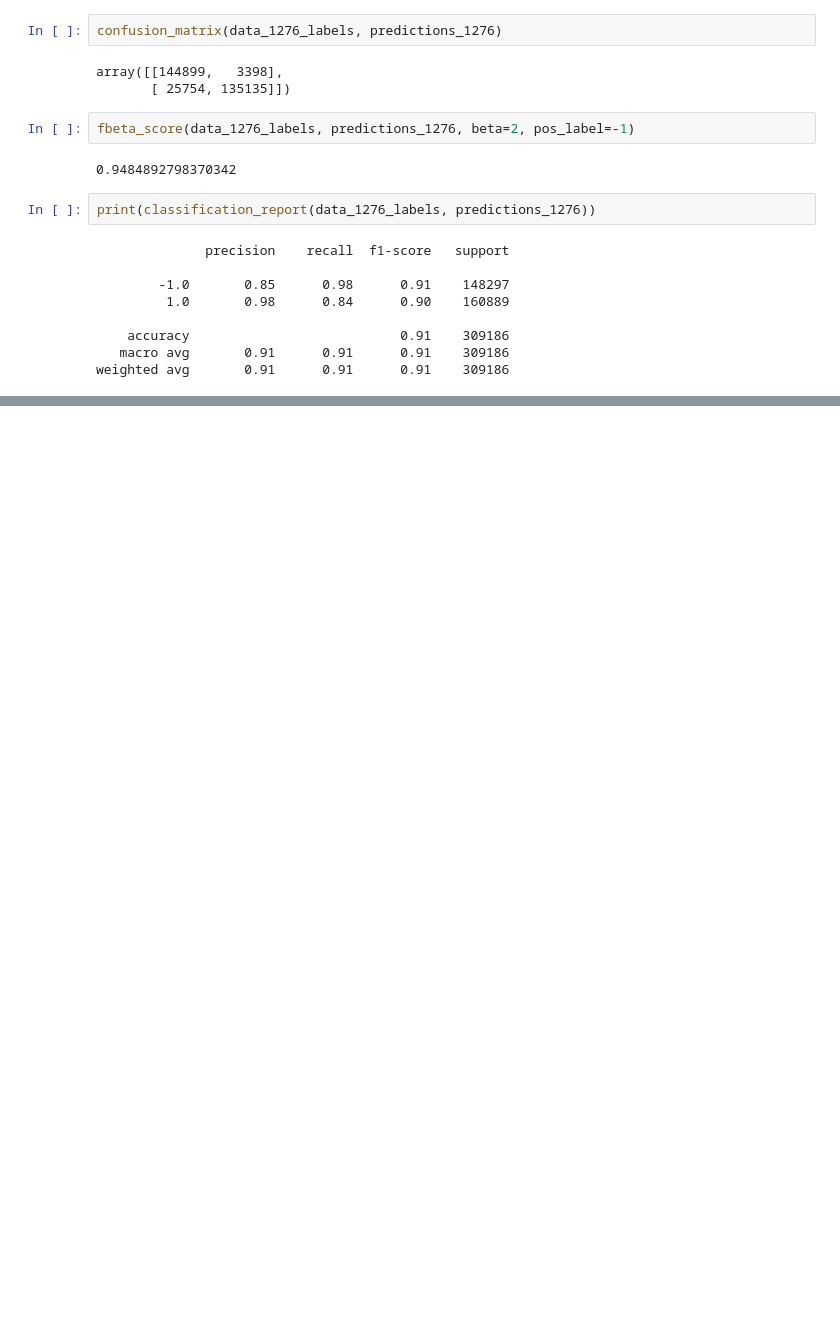
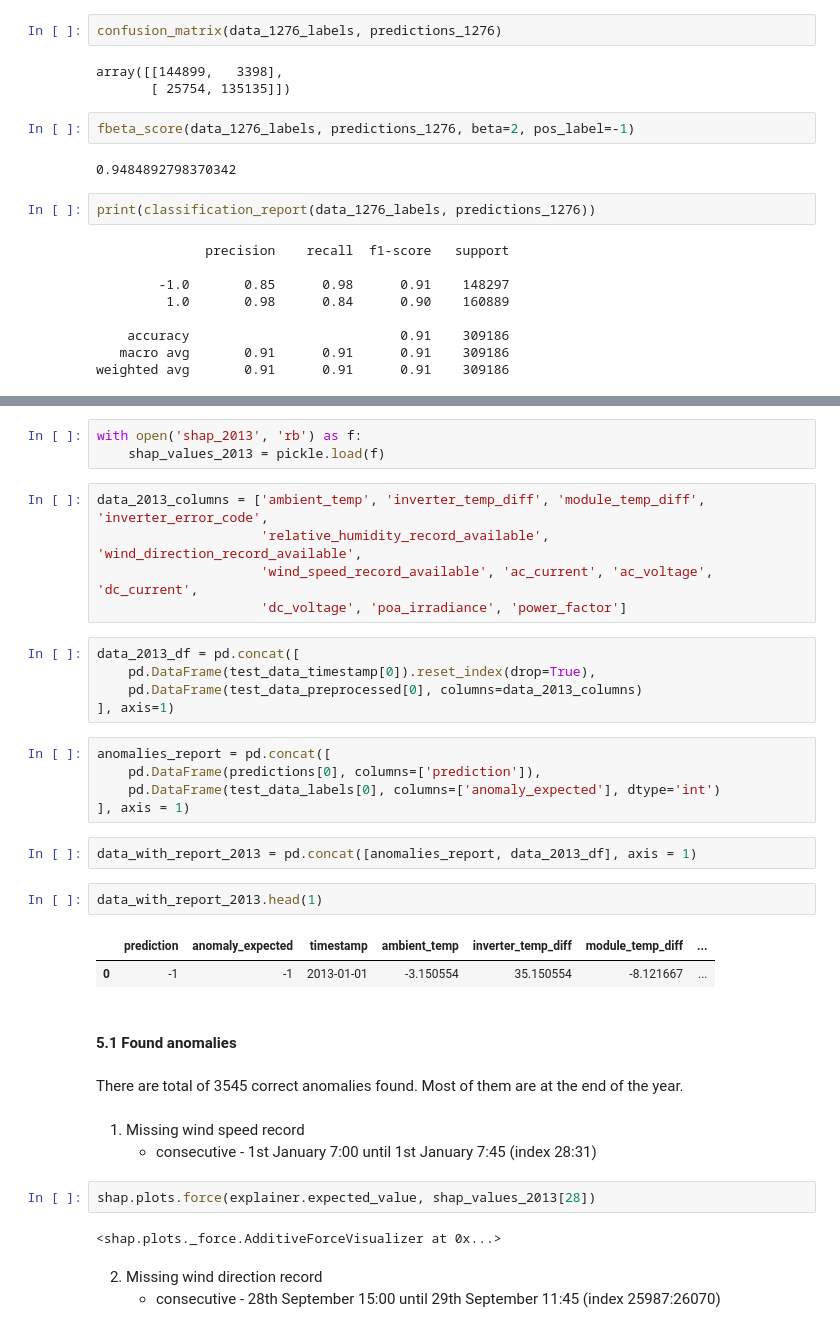
Before and after one commit to Ivelina-Z/Anomaly-detection-in-PV-system, a Jupyter notebook: Anomaly_detection_PV_system.ipynb, the cells around one changed output, grey strips where cells are left out. Cells and saved outputs as stored; diff of their text form; blank space fills up the shorter version.

Commit message:
Explainability SHAP

```diff
--- a/Anomaly_detection_PV_system.ipynb
+++ b/Anomaly_detection_PV_system.ipynb
@@ -589,0 +604,39 @@ weighted avg       0.91      0.91      0.91    309186
+# %%
+with open('shap_2013', 'rb') as f:
+    shap_values_2013 = pickle.load(f)
+# %%
+data_2013_columns = ['ambient_temp', 'inverter_temp_diff', 'module_temp_diff', 'inverter_error_code',
+                     'relative_humidity_record_available', 'wind_direction_record_available',
+                     'wind_speed_record_available', 'ac_current', 'ac_voltage', 'dc_current',
+                     'dc_voltage', 'poa_irradiance', 'power_factor']
+# %%
+data_2013_df = pd.concat([
+    pd.DataFrame(test_data_timestamp[0]).reset_index(drop=True),
+    pd.DataFrame(test_data_preprocessed[0], columns=data_2013_columns)
+], axis=1)
+# %%
+anomalies_report = pd.concat([
+    pd.DataFrame(predictions[0], columns=['prediction']),
+    pd.DataFrame(test_data_labels[0], columns=['anomaly_expected'], dtype='int')
+], axis = 1)
+# %%
+data_with_report_2013 = pd.concat([anomalies_report, data_2013_df], axis = 1)
+# %%
+data_with_report_2013.head(1)
+# %% [output]
+|  | prediction | anomaly_expected | timestamp | ambient_temp | inverter_temp_diff | module_temp_diff | ... |
+| 0 | -1 | -1 | 2013-01-01 | -3.150554 | 35.150554 | -8.121667 | ... |
+# %% [markdown]
+#### 5.1 Found anomalies
+# %% [markdown]
+There are total of 3545 correct anomalies found. Most of them are at the end of the year.
+# %% [markdown]
+1. Missing wind speed record
+    - consecutive - 1st January 7:00 until 1st January 7:45 (index 28:31)
+# %%
+shap.plots.force(explainer.expected_value, shap_values_2013[28])
+# %% [output]
+<shap.plots._force.AdditiveForceVisualizer at 0x...>
+# %% [markdown]
+2. Missing wind direction record
+    - consecutive - 28th September 15:00 until 29th September 11:45 (index 25987:26070)
```
Also changed, not shown: parts of 37 cells of this notebook.
